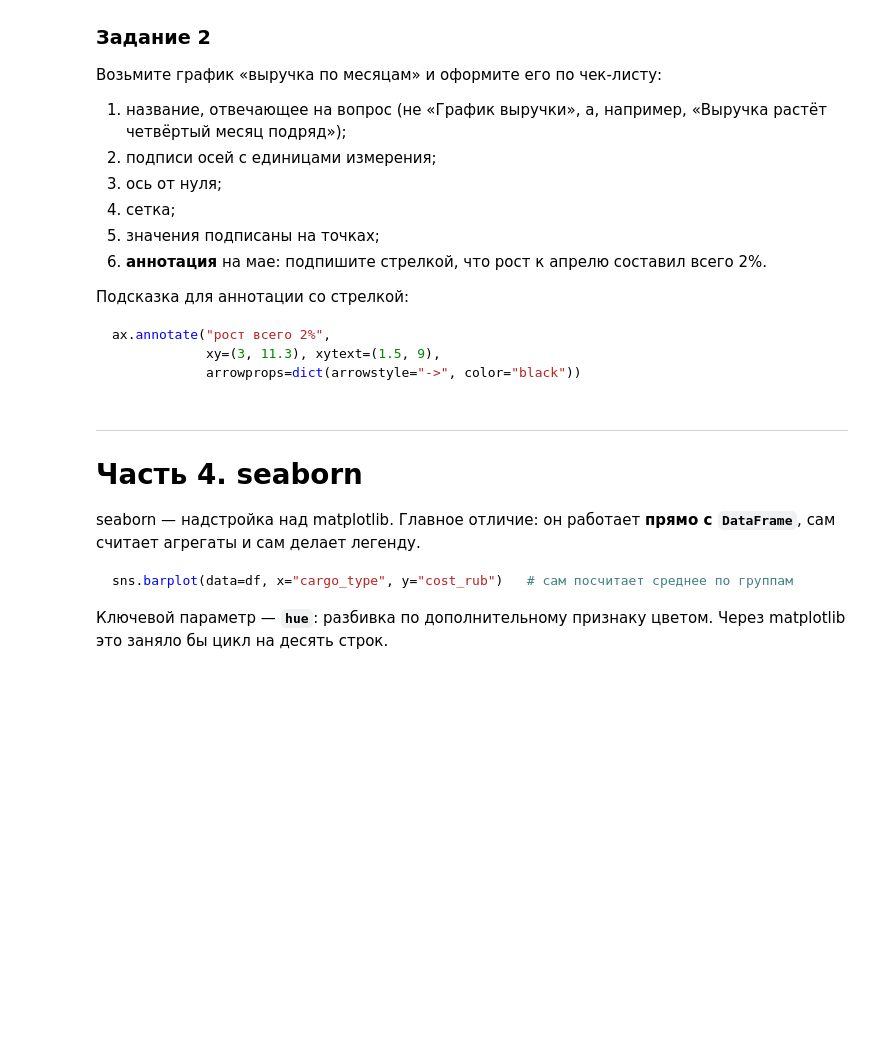
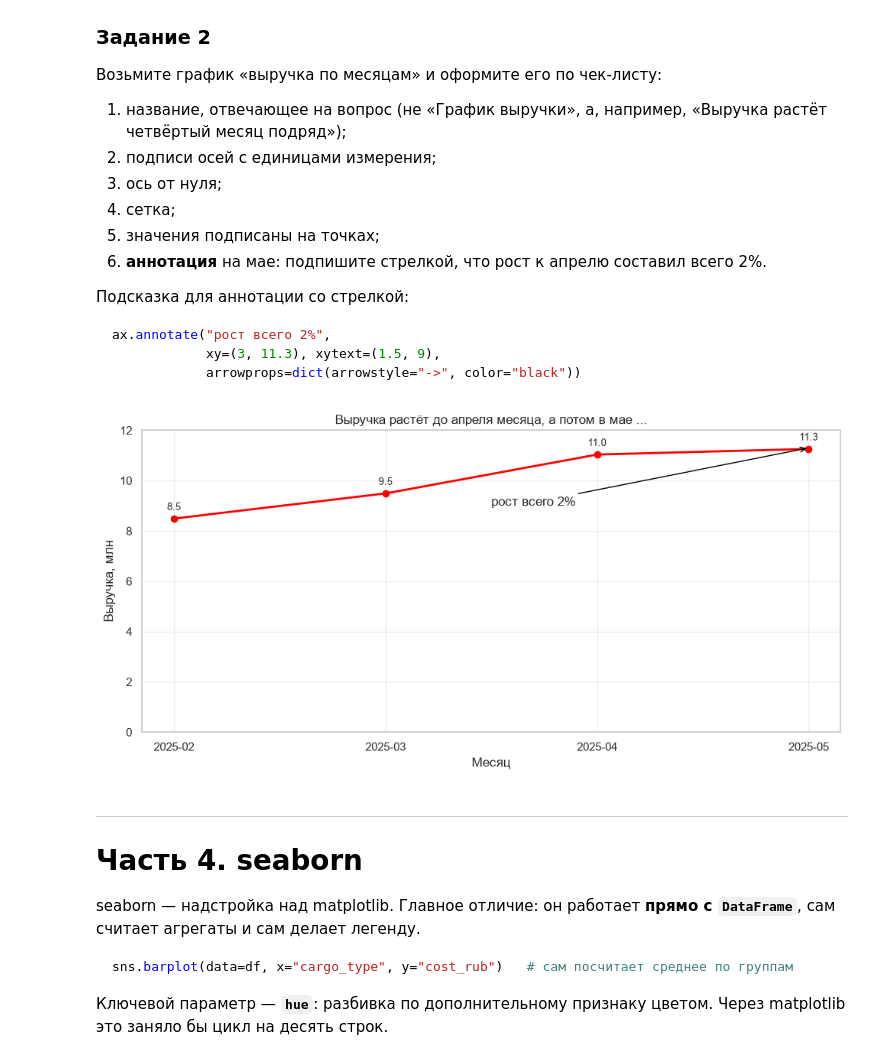
Before and after one commit to K0TOFEY/Laboratory_works_rut, a Jupyter notebook: S5_31.10.2026/LW2 (2).ipynb, the cells around one changed output. Saved outputs shown, nothing was run; the diff lists cells and outputs as text; code cells hidden in the pictures; blank space fills up the shorter version.

```diff
--- a/S5_31.10.2026/LW2 (2).ipynb
+++ b/S5_31.10.2026/LW2 (2).ipynb
@@ -446,3 +500,26 @@ plt.show()
+# %%
+monthly_rev = df.groupby("month")["cost_rub"].sum() / 1_000_000
+
+fig, ax = plt.subplots(figsize=(10, 5))
+ax.plot(monthly_rev.index, monthly_rev.values, marker='o', linewidth=2, color='red')
+ax.set_title('Выручка растёт до апреля месяца, а потом в мае ...')
+ax.set_xlabel("Месяц")
+ax.set_ylabel("Выручка, млн")
+ax.set_ylim(0, 12)
+ax.grid(True, alpha=0.3)
+
+for x, y in zip(monthly_rev.index, monthly_rev.values):
+    ax.annotate(f"{y:.1f}", xy=(x, y), xytext=(0, 8), textcoords="offset points",
+                ha="center", fontsize=9)
+
+ax.annotate("рост всего 2%",
+            xy=(3, 11.3), xytext=(1.5, 9),
+            arrowprops=dict(arrowstyle="->", color="black"))
+
+fig.tight_layout()
+plt.show()
+# %% [output]
+[figure, added]
 # %% [markdown]
 ---
 # Часть 4. seaborn
```
Also changed, not shown: parts of 21 cells of this notebook.
